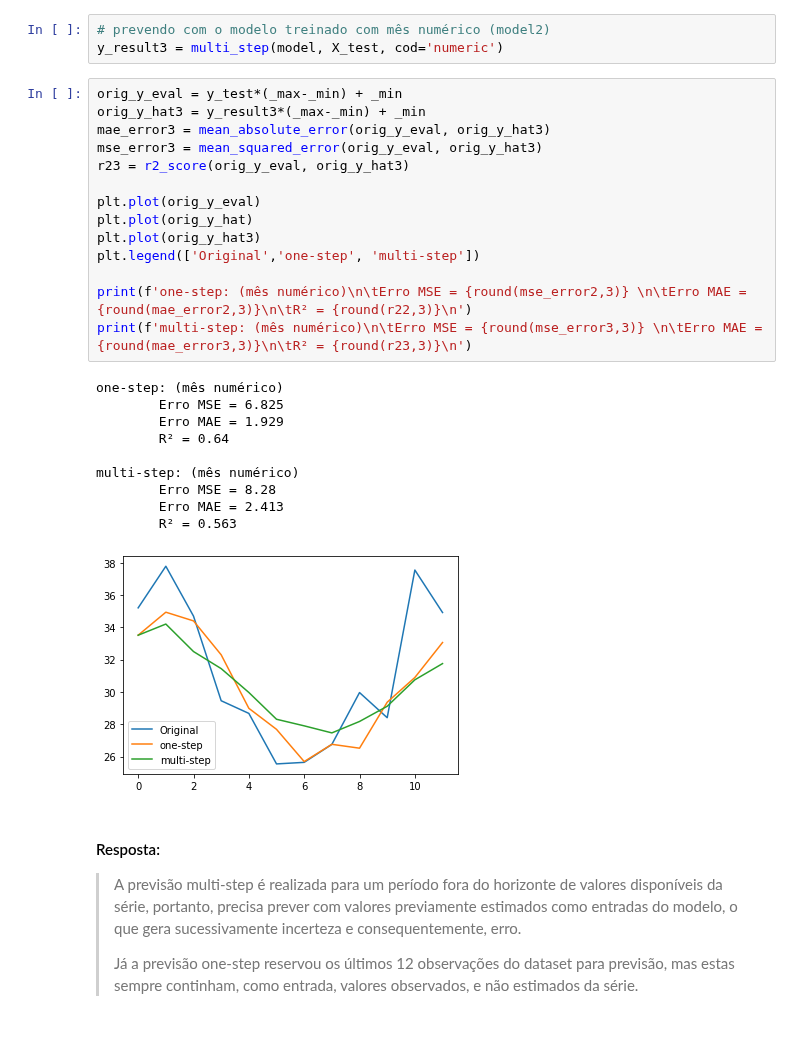
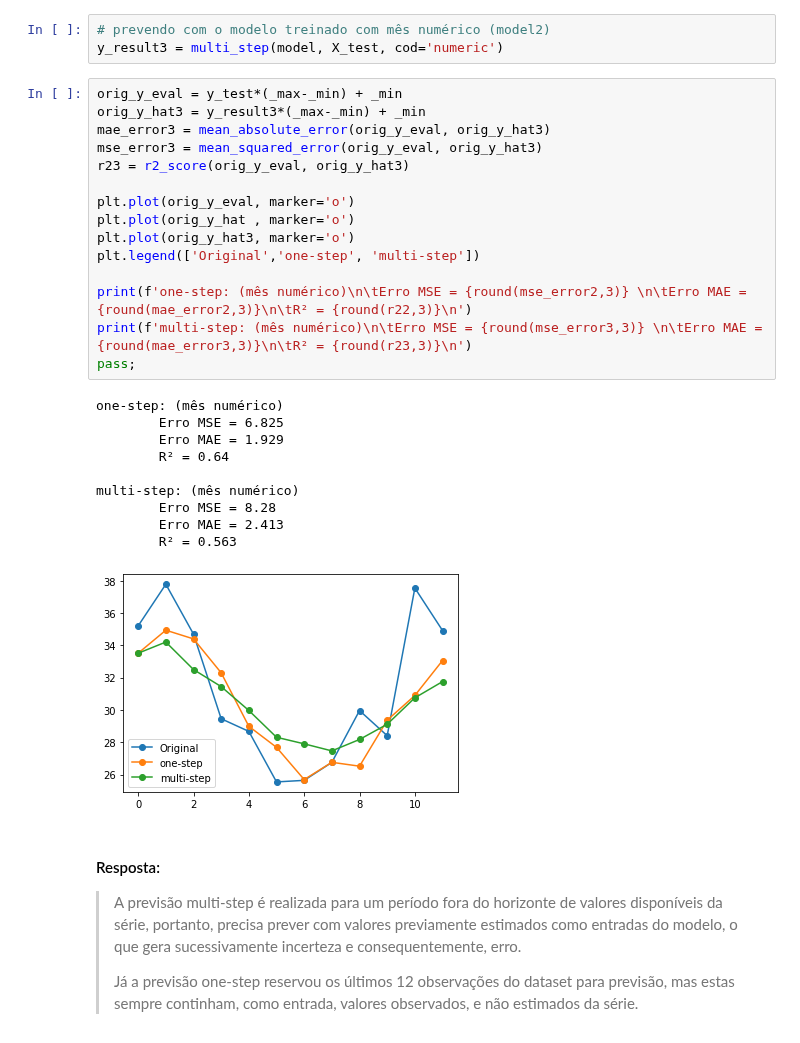
Before and after one commit to felipecostapereira/ELE2389_RedesNeurais, a Jupyter notebook: class_pratica2_Felipe.ipynb, the cells around one changed output. Saved outputs shown, nothing was run; the diff lists cells and outputs as text.

```diff
--- a/class_pratica2_Felipe.ipynb
+++ b/class_pratica2_Felipe.ipynb
@@ -607,28 +607,29 @@ y_result3 = multi_step(model, X_test, cod='numeric')
 # %%
 orig_y_eval = y_test*(_max-_min) + _min
 orig_y_hat3 = y_result3*(_max-_min) + _min
 mae_error3 = mean_absolute_error(orig_y_eval, orig_y_hat3)
 mse_error3 = mean_squared_error(orig_y_eval, orig_y_hat3)
 r23 = r2_score(orig_y_eval, orig_y_hat3)
 
-plt.plot(orig_y_eval)
-plt.plot(orig_y_hat)
-plt.plot(orig_y_hat3)
+plt.plot(orig_y_eval, marker='o')
+plt.plot(orig_y_hat , marker='o')
+plt.plot(orig_y_hat3, marker='o')
 plt.legend(['Original','one-step', 'multi-step'])
 
 print(f'one-step: (mês numérico)\n\tErro MSE = {round(mse_error2,3)} \n\tErro MAE = {round(mae_error2,3)}\n\tR² = {round(r22,3)}\n')
 print(f'multi-step: (mês numérico)\n\tErro MSE = {round(mse_error3,3)} \n\tErro MAE = {round(mae_error3,3)}\n\tR² = {round(r23,3)}\n')
+pass;
 # %% [output]
 one-step: (mês numérico)
         Erro MSE = 6.825
         Erro MAE = 1.929
         R² = 0.64
 
 multi-step: (mês numérico)
         Erro MSE = 8.28
         Erro MAE = 2.413
         R² = 0.563
-[figure, old version]
+[figure, new version]
 # %% [markdown]
 #### Resposta:
 > A previsão multi-step é realizada para um período fora do horizonte de valores disponíveis da série, portanto, precisa prever com valores previamente estimados como entradas do modelo, o que gera sucessivamente incerteza e consequentemente, erro.
```
